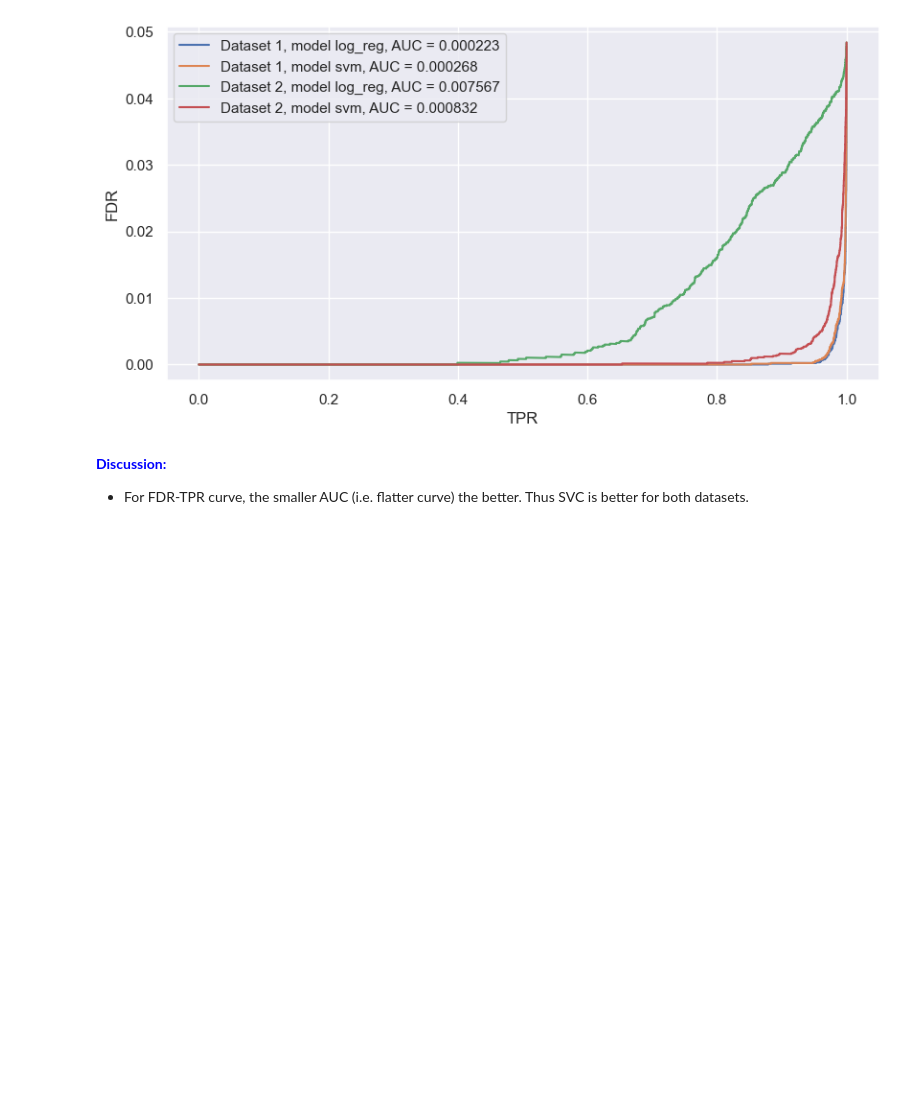
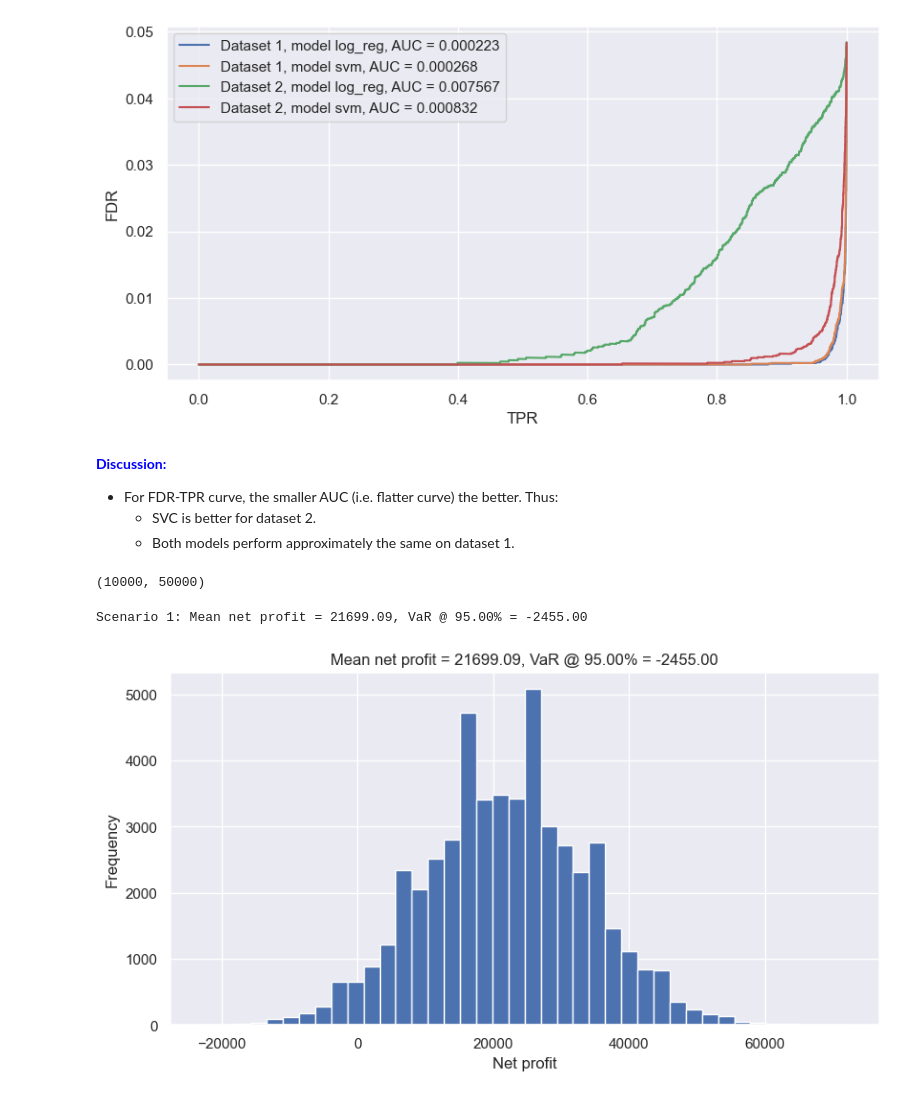
Before and after one commit to 10258392511/MLFIProjects, a Jupyter notebook: CreditAnalytics/assignment2_completed.ipynb, the cells around one changed output. Saved outputs shown, nothing was run; the diff lists cells and outputs as text; code cells hidden in the pictures; blank space fills up the shorter version.

```diff
--- a/CreditAnalytics/assignment2_complete.ipynb
+++ b/CreditAnalytics/assignment2_completed.ipynb
@@ -85,6 +93,11 @@ def prob_func(feats_in: pd.DataFrame, func_number: int):
     ----------
     feats_in: pd.DataFrame
         Of shape (num_samples, num_feats)
+
+    Returns
+    -------
+    np.ndarray
+        Probability of no default. Of shape (num_samples,).
     """
     assert func_number in [1, 2]
 
@@ -314,4 +327,6 @@ fig, axis = model_eval(metric_dict_collection)
 [figure]
 # %% [markdown]
 <span style="color: blue;"><b>Discussion:</b></span>
-- For FDR-TPR curve, the smaller AUC (i.e. flatter curve) the better. Thus SVC is better for both datasets.
+- For FDR-TPR curve, the smaller AUC (i.e. flatter curve) the better. Thus:
+    - SVC is better for dataset 2.
+    - Both models perform approximately the same on dataset 1.
@@ -351,0 +333,44 @@ fig, axis = model_eval(metric_dict_collection)
+# %%
+# Exercise 3.
+
+# Set model parameters and define matrix D
+D = np.random.rand(CONFIG["q1"]["n"], CONFIG["q3"]["num_scenarios"])  # (n, num_scenarios)
+prob_no_default = prob_func(X_test, 2)  # (n,)
+D = (D <= prob_no_default[:, None])
+D.shape
+# %% [output]
+(10000, 50000)
+# %%
+def compute_loss_and_VaR(D, int_rate: float, **kwargs):
+    principal = CONFIG["q3"]["principal"]
+    num_non_default = D.sum(axis=0)  # (num_scenarios,)
+    num_default = D.shape[0] - num_non_default
+    profit = num_non_default * int_rate * principal  # (num_scenarios,)
+    loss = num_default * principal
+    net_profit = pd.Series(profit - loss)  # (num_scenarios,)
+    mean_net_profit = net_profit.mean()
+    VaR = -np.quantile(net_profit, CONFIG["q3"]["VaR_sig_level"])
+
+    figsize = kwargs.get("figsize", (9.6, 4.8))
+    num_bins = kwargs.get("num_bins", 40)
+    fig, axis = plt.subplots(figsize=figsize)
+    net_profit.plot(kind="hist", bins=num_bins, ax=axis)
+
+    axis.set_title(f"Mean net profit = {mean_net_profit:.2f}, VaR @ {1 - CONFIG['q3']['VaR_sig_level']:.2%} = {VaR: .2f}")
+    axis.set_xlabel("Net profit")
+
+    return fig, axis, mean_net_profit, VaR
+# %%
+# Scenario 1:
+# Define Portfolio and possible outcomes for this portfolio using matrix D
+D1 = D
+int_rate = CONFIG["q3"]["high_int_rate"]
+
+# Plot histogram of profits and losses
+fig, axis, mean_net_profit, VaR = compute_loss_and_VaR(D1, int_rate)
+
+# Calculate expected profit and losses and 95%-VaR
+print(f"Scenario 1: {axis.get_title()}")
+# %% [output]
+Scenario 1: Mean net profit = 21699.09, VaR @ 95.00% = -2455.00
+[figure, added]
```
Also changed, not shown: parts of 6 cells of this notebook.
